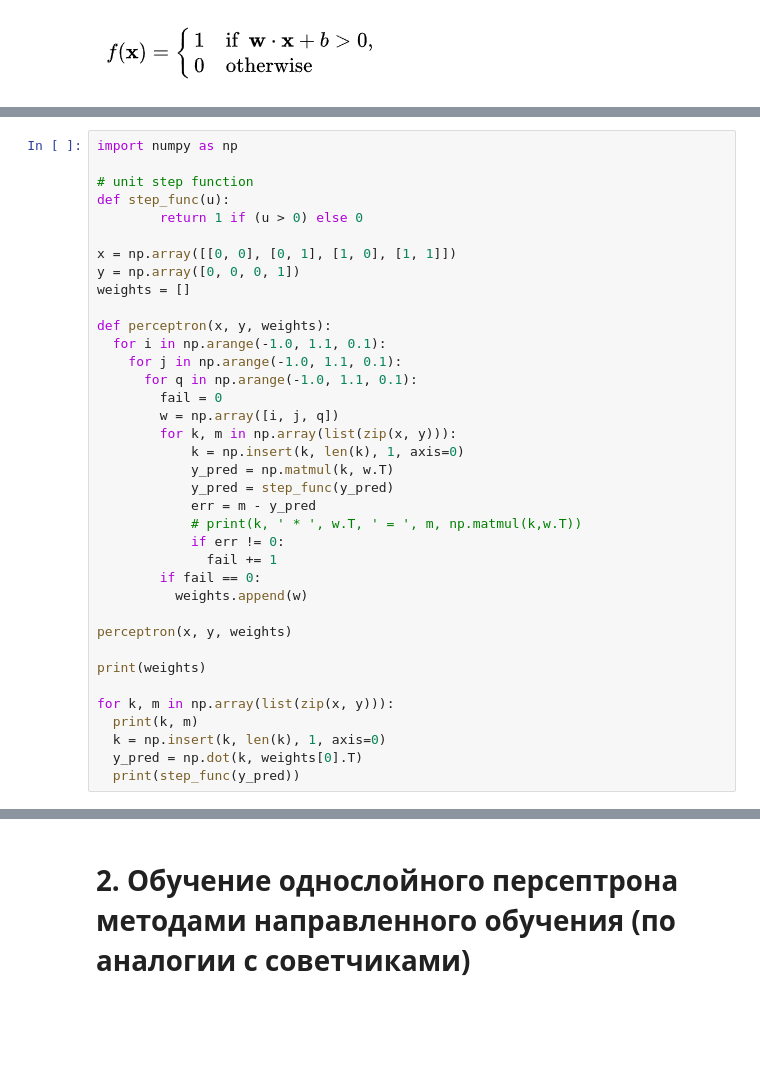
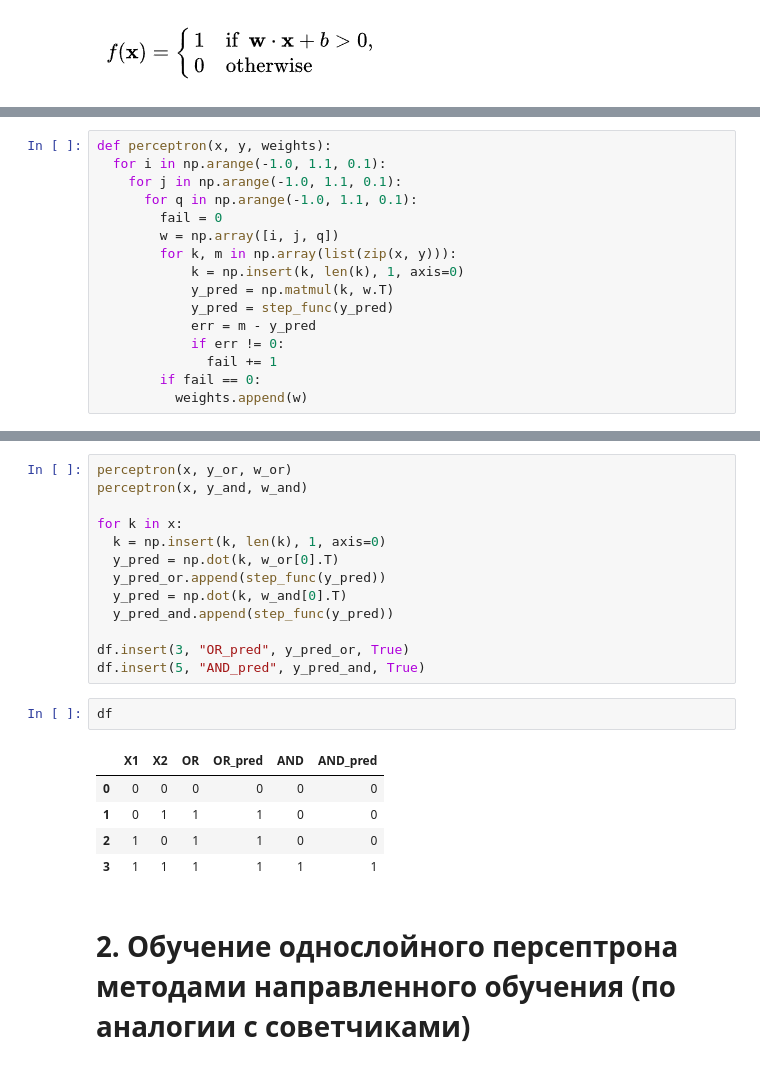
Before and after one commit to kae4ka/university-hometasks, a Jupyter notebook: INS.ipynb, the cells around one changed output, grey strips where cells are left out. Drawn from its saved outputs; the diff is of its cells as text; blank space fills up the shorter version.

```diff
--- a/INS.ipynb
+++ b/INS.ipynb
@@ -14,14 +39,4 @@
 # %%
-import numpy as np
-
-# unit step function
-def step_func(u):
-        return 1 if (u > 0) else 0
-
-x = np.array([[0, 0], [0, 1], [1, 0], [1, 1]])
-y = np.array([0, 0, 0, 1])
-weights = []
-
 def perceptron(x, y, weights):
   for i in np.arange(-1.0, 1.1, 0.1):
     for j in np.arange(-1.0, 1.1, 0.1):
@@ -33,18 +48,7 @@ def perceptron(x, y, weights):
             y_pred = np.matmul(k, w.T)
             y_pred = step_func(y_pred)
             err = m - y_pred
-            # print(k, ' * ', w.T, ' = ', m, np.matmul(k,w.T))
             if err != 0:
               fail += 1
         if fail == 0:
           weights.append(w)
-
-perceptron(x, y, weights)
-
-print(weights)
-
-for k, m in np.array(list(zip(x, y))):
-  print(k, m)
-  k = np.insert(k, len(k), 1, axis=0)
-  y_pred = np.dot(k, weights[0].T)
-  print(step_func(y_pred))
@@ -105,3 +55,24 @@ OR:  [1 1]
+# %%
+perceptron(x, y_or, w_or)
+perceptron(x, y_and, w_and)
+
+for k in x:
+  k = np.insert(k, len(k), 1, axis=0)
+  y_pred = np.dot(k, w_or[0].T)
+  y_pred_or.append(step_func(y_pred))
+  y_pred = np.dot(k, w_and[0].T)
+  y_pred_and.append(step_func(y_pred))
+
+df.insert(3, "OR_pred", y_pred_or, True)
+df.insert(5, "AND_pred", y_pred_and, True)
+# %%
+df
+# %% [output]
+|  | X1 | X2 | OR | OR_pred | AND | AND_pred |
+| 0 | 0 | 0 | 0 | 0 | 0 | 0 |
+| 1 | 0 | 1 | 1 | 1 | 0 | 0 |
+| 2 | 1 | 0 | 1 | 1 | 0 | 0 |
+| 3 | 1 | 1 | 1 | 1 | 1 | 1 |
 # %% [markdown]
 # 2.	Обучение однослойного персептрона  методами направленного обучения (по аналогии с советчиками)
 # %% [markdown]
```
Also changed, not shown: parts of 17 cells of this notebook.
